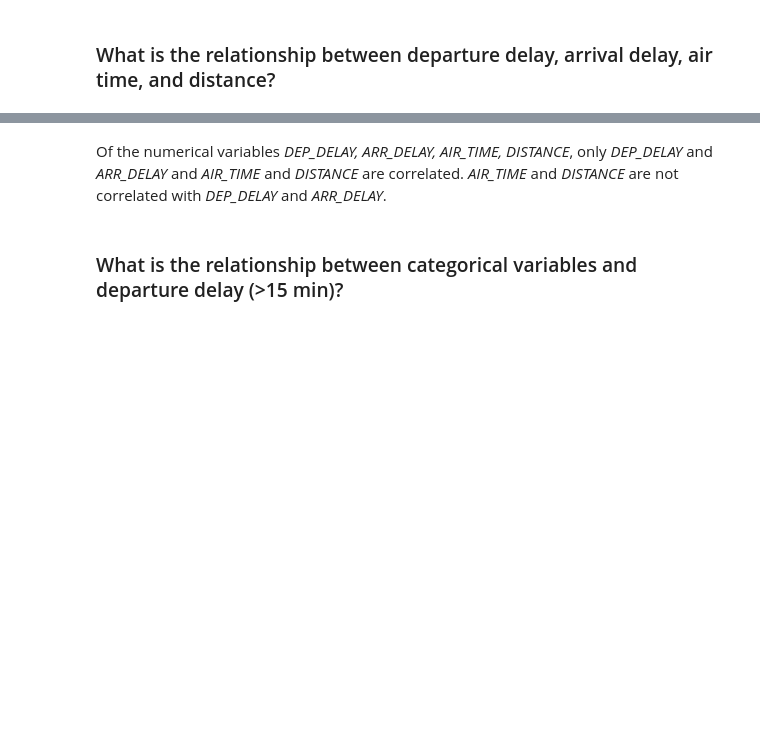
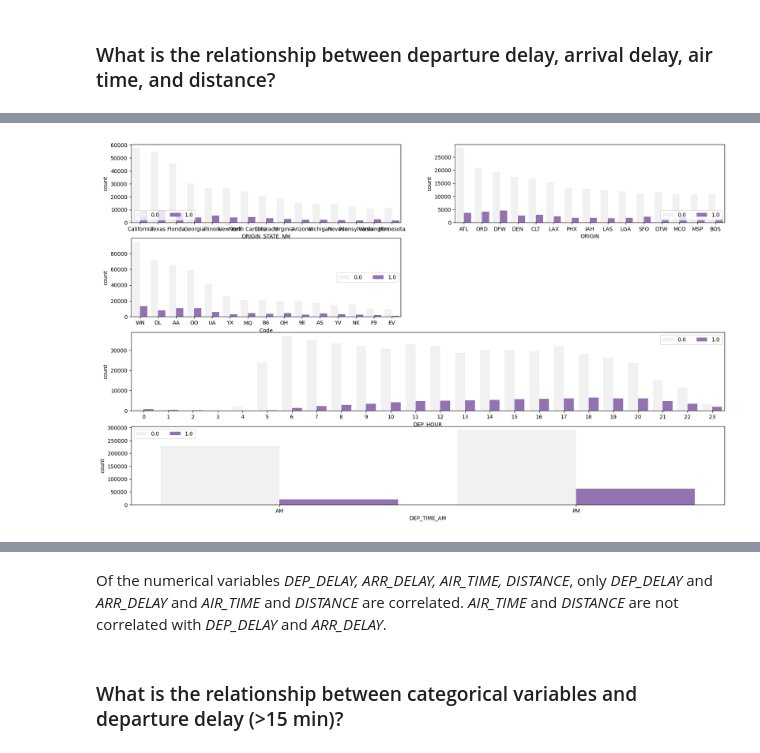
Before and after one commit to jiyoonlee96/Udacity_Data_Analyst_Nanodegree, a Jupyter notebook: Project 5/Udacity_DAND_Project5.ipynb, the cells around one changed output, grey strips where cells are left out. Cells and saved outputs as stored; diff of their text form; code cells hidden in the pictures; blank space fills up the shorter version.

```diff
--- a/Project 5/Udacity_DAND_Project5.ipynb
+++ b/Project 5/Udacity_DAND_Project5.ipynb
@@ -416,2 +453,50 @@ nlargest('Description')
+# %%
+plt.figure(figsize = [20, 25])
+base_color = sns.color_palette()[4]
+
+# subplot 1: day_of_week vs. dep_del15
+plt.subplot(8, 1, 1)
+sns.countplot(x = flights['DAY_OF_WEEK'], hue = flights['DEP_DEL15'], color = base_color)
+
+# subplot 2 dep_hour vs. dep_del15
+ax = plt.subplot(8, 1, 2)
+sns.countplot(data = flights, x = 'WEEKDAY_WEEKEND',  hue = 'DEP_DEL15', color = base_color)
+ax.legend(ncol = 2)
+
+# subplot 3 dep_hour vs. dep_del15
+ax = plt.subplot(8, 1, 3)
+sns.countplot(data = flights, x = 'DEP_HOUR',  hue = 'DEP_DEL15',
+            color = base_color)
+ax.legend(loc = 1, ncol = 2)
+
+# subplot 4 dep_time_am vs. dep_del15
+ax = plt.subplot(8, 1, 4)
+sns.countplot(data = flights, x = 'DEP_TIME_AM',  hue = 'DEP_DEL15',
+             order = ['AM', 'PM'],
+            color = base_color)
+ax.legend(loc = 2, ncol = 2)
+
+# subplot 5: origin state vs. dep_del15
+ax = plt.subplot(8, 2, 1)
+origin_state = flights.ORIGIN_STATE_NM.value_counts().nlargest(15)
+sns.countplot(data = flights, x = 'ORIGIN_STATE_NM',  hue = 'DEP_DEL15',
+             order = origin_state.index, color = base_color)
+ax.legend(loc = 3, ncol = 2)
+
+# subplot 6: origin city vs. dep_del15
+ax = plt.subplot(8, 2, 2)
+origin = flights.ORIGIN.value_counts().nlargest(15)
+sns.countplot(data = flights, x = 'ORIGIN',  hue = 'DEP_DEL15', order = origin.index, color = base_color)
+ax.legend(loc = 4, ncol = 2)
+
+# subplot 7: carrier vs. dep_del15
+ax = plt.subplot(8, 2, 3)
+carrier = flights.Code.value_counts().nlargest(15)
+sns.countplot(data = flights, x = 'Code',  hue = 'DEP_DEL15', order = carrier.index, color = base_color)
+ax.legend(loc = 5, ncol = 2)
+
+plt.show()
+# %% [output]
+[figure, added]
 # %%
 flights.columns
```
Also changed, not shown: parts of 10 cells of this notebook.
